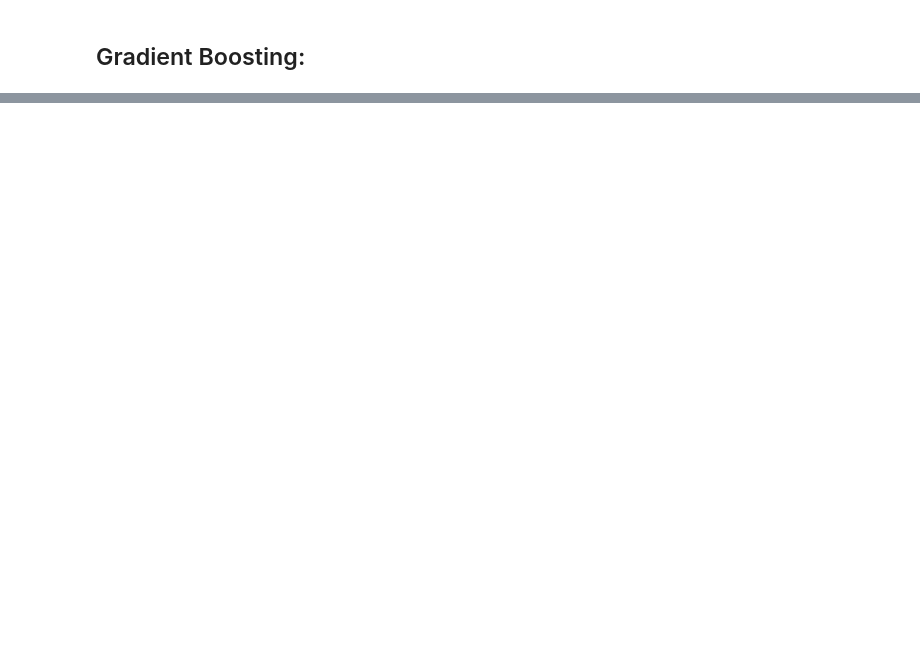
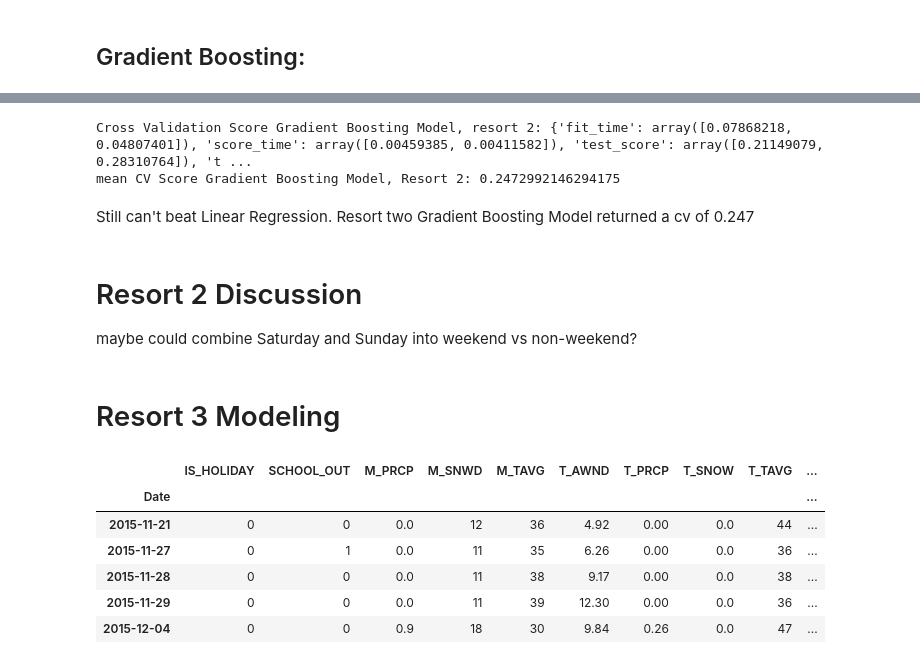
Before and after one commit to lperconti/Visitation, a Jupyter notebook: Final_Notebook.ipynb, the cells around one changed output, grey strips where cells are left out. Cells and saved outputs as stored; diff of their text form; code cells hidden in the pictures; blank space fills up the shorter version.

```diff
--- a/Final_Notebook.ipynb
+++ b/Final_Notebook.ipynb
@@ -498,0 +611,47 @@ IndexError: index 19 is out of bounds for axis 0 with size 19
+# %%
+Transformer = ColumnTransformer([
+	('ohe', OneHotEncoder(), cat),
+	# ('scaler', StandardScaler(), non_cat), #no need to scale on Trees
+	], remainder ='passthrough')
+
+#Pipeline second Step: treeregressor
+# GBR = GradientBoostingRegressor(criterion='mse', n_estimators=200, random_state = 42)
+GBR_resort2 = GradientBoostingRegressor(criterion='mse', n_estimators=100, min_samples_split= 3, random_state = 42)
+
+#pipeline
+pipeline_gbr_resort2 = Pipeline([('transformer', Transformer),
+						('gbr_resort2', GBR_resort2)])
+
+pipeline_gbr_resort2.fit(X_train2, y_train2)
+
+
+cv_GBR_resort2 = cross_validate(pipeline_gbr_resort2, X_train2, y_train2, return_train_score=True, cv=2)
+cv_score_GBR_resort2 = cross_val_score(pipeline_gbr_resort2, X_train2, y_train2, cv = 2)
+print(f'Cross Validation Score Gradient Boosting Model, resort 2: {cv_GBR_resort2}')
+
+print(f'mean CV Score Gradient Boosting Model, Resort 2: {cv_score_GBR_resort2.mean()}')
+# %% [output]
+Cross Validation Score Gradient Boosting Model, resort 2: {'fit_time': array([0.07868218, 0.04807401]), 'score_time': array([0.00459385, 0.00411582]), 'test_score': array([0.21149079, 0.28310764]), 't ...
+mean CV Score Gradient Boosting Model, Resort 2: 0.2472992146294175
+# %% [markdown]
+Still can't beat Linear Regression. Resort two Gradient Boosting Model returned a cv of 0.247
+# %% [markdown]
+# Resort 2 Discussion
+
+maybe could combine Saturday and Sunday into weekend vs non-weekend?
+# %% [markdown]
+# Resort 3 Modeling
+# %%
+#Split into test and train X and Y
+X3 = df_3.drop(columns=['TOTAL_VISITS'])
+y3 = df_3['TOTAL_VISITS']
+X_train3, X_test3, y_train3, y_test3 = train_test_split(X3, y3, test_size=0.2, random_state=42)
+X3.head()
+# %% [output]
+|  | IS_HOLIDAY | SCHOOL_OUT | M_PRCP | M_SNWD | M_TAVG | T_AWND | T_PRCP | T_SNOW | T_TAVG | ... |
+| Date |  |  |  |  |  |  |  |  |  | ... |
+| 2015-11-21 | 0 | 0 | 0.0 | 12 | 36 | 4.92 | 0.00 | 0.0 | 44 | ... |
+| 2015-11-27 | 0 | 1 | 0.0 | 11 | 35 | 6.26 | 0.00 | 0.0 | 36 | ... |
+| 2015-11-28 | 0 | 0 | 0.0 | 11 | 38 | 9.17 | 0.00 | 0.0 | 38 | ... |
+| 2015-11-29 | 0 | 0 | 0.0 | 11 | 39 | 12.30 | 0.00 | 0.0 | 36 | ... |
+| 2015-12-04 | 0 | 0 | 0.9 | 18 | 30 | 9.84 | 0.26 | 0.0 | 47 | ... |
```
Also changed, not shown: parts of 45 cells of this notebook, 7 other files.
